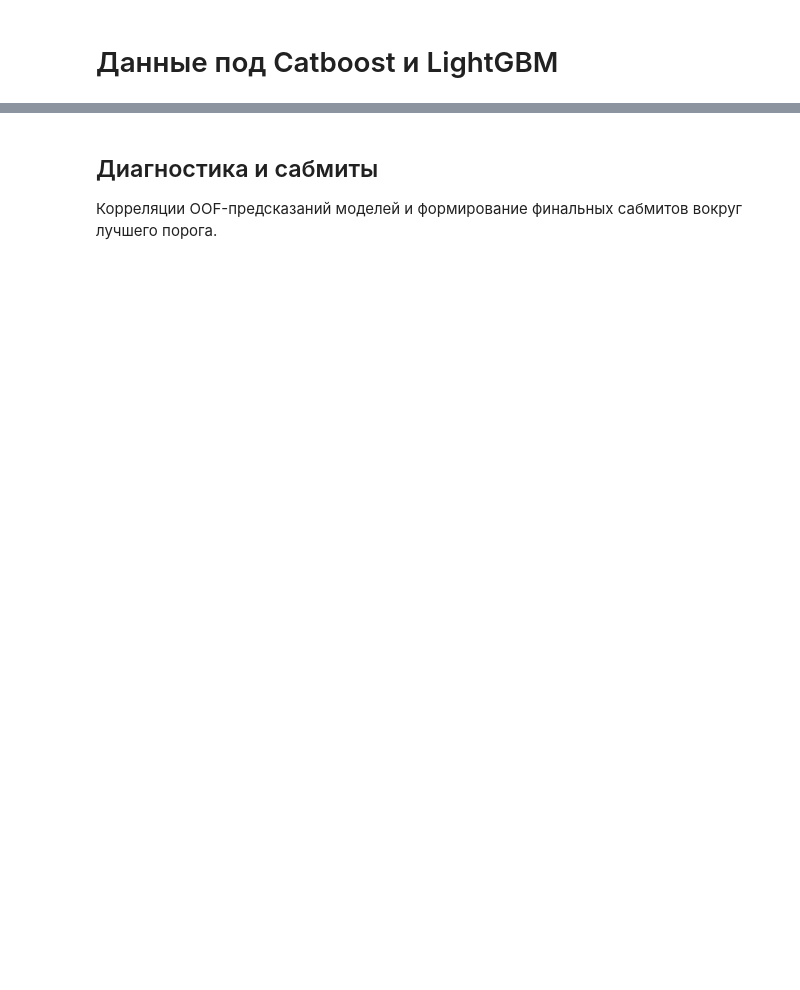
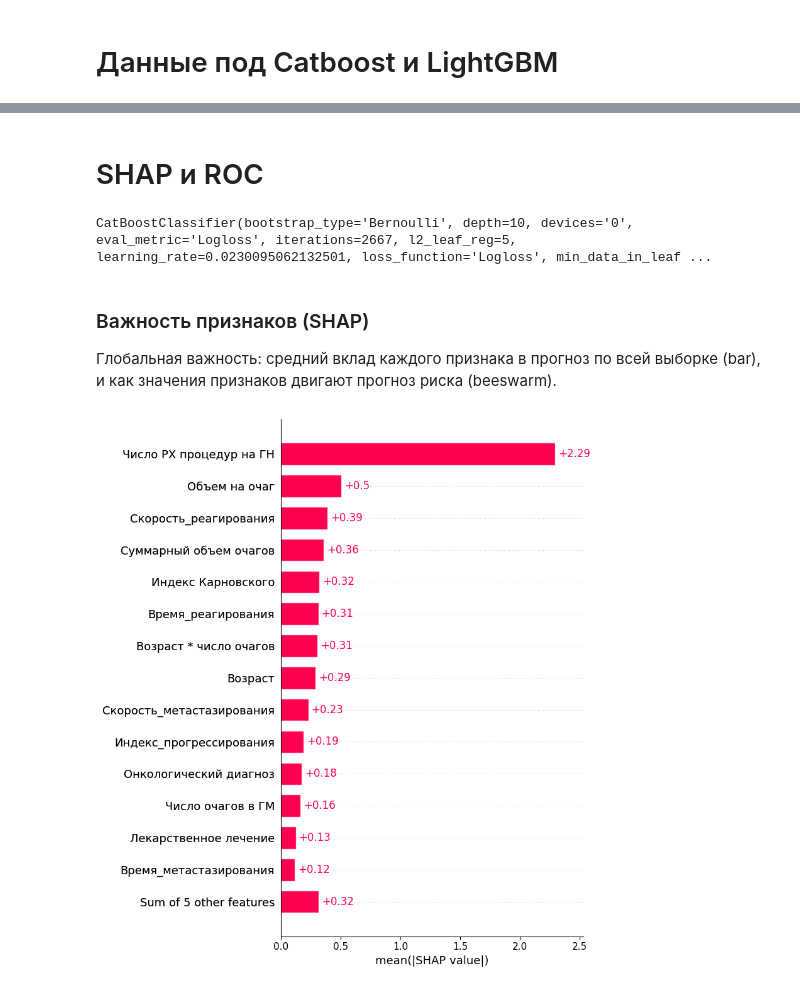
Before and after one commit to qewpew/gamma-knife-progression-ml, a Jupyter notebook: gamma_knife_kaggle.ipynb, the cells around one changed output, grey strips where cells are left out. Drawn from its saved outputs; the diff is of its cells as text; code cells hidden in the pictures; blank space fills up the shorter version.

```diff
--- a/gamma_knife_kaggle.ipynb
+++ b/gamma_knife_kaggle.ipynb
@@ -302,16 +243,9 @@ print("X shape:", X.shape, "| y mean:", y.mean())
 # %%
-"""# Подготовка данных под CatBoost и LightGBM"""
-
-# --- CatBoost: категории строками ---
 X_cb = X.copy()
-test_cb = df_test.copy()
 
 for c in cat_cols:
     X_cb[c] = X_cb[c].astype("object")
-    test_cb[c] = test_cb[c].astype("object")
-
     X_cb[c] = X_cb[c].where(X_cb[c].notna(), "Unknown").astype(str)
-    test_cb[c] = test_cb[c].where(test_cb[c].notna(), "Unknown").astype(str)
 
 print("X_cb cat dtypes:")
 print(X_cb[cat_cols].dtypes)
@@ -386,17 +321,10 @@ print("Best params:", study.best_params)
 # %%
-from sklearn.model_selection import StratifiedKFold
-from sklearn.metrics import roc_auc_score, balanced_accuracy_score
-import numpy as np
-from catboost import CatBoostClassifier
-
 X_cb = X_cb.reset_index(drop=True)
 y = y.reset_index(drop=True)
 
 CV_FINAL = StratifiedKFold(n_splits=5, shuffle=True, random_state=42)
 
 best_params = study.best_params.copy()
-best_params["scale_pos_weight"] = 1.0
-
 
 best_params.update({
     "bootstrap_type": "Bernoulli",
@@ -408,7 +336,6 @@ best_params.update({
     "verbose": False,
     "od_type": "Iter",
 })
-
 
 oof_probs = np.zeros(len(X_cb), dtype=float)
 models = []
@@ -711,3 +598,0 @@ print("test_probs_xgb mean:", test_probs_xgb.mean())
-# %% [markdown]
-## Диагностика и сабмиты
-Корреляции OOF-предсказаний моделей и формирование финальных сабмитов вокруг лучшего порога.
@@ -719,0 +599,40 @@ print("Corr(LGB, XGB) =", np.corrcoef(oof_probs_lgb, oof_probs_xgb)[0,1])
+# %% [markdown]
+# SHAP и ROC
+# %%
+X_shap = X_cb.copy()
+for c in cat_cols:
+    X_shap[c] = X_shap[c].astype("object").where(X_shap[c].notna(), "Unknown").astype(str)
+
+final_model = CatBoostClassifier(**best_params)
+final_model.fit(X_shap, y, cat_features=cat_cols, verbose=False)
+# %% [output]
+CatBoostClassifier(bootstrap_type='Bernoulli', depth=10, devices='0', eval_metric='Logloss', iterations=2667, l2_leaf_reg=5, learning_rate=0.0230095062132501, loss_function='Logloss', min_data_in_leaf ...
+# %% [markdown]
+### Важность признаков (SHAP)
+
+Глобальная важность: средний вклад каждого признака в прогноз по всей выборке (bar), и как значения признаков двигают прогноз риска (beeswarm).
+# %%
+explainer = shap.TreeExplainer(final_model)
+
+shap_values = explainer.shap_values(X_shap)
+
+base_value = explainer.expected_value
+
+exp = shap.Explanation(
+    values=shap_values,
+    base_values=np.full(len(X_shap), base_value),
+    data=X_shap.values,
+    feature_names=X_shap.columns.tolist()
+)
+
+fig, ax = plt.subplots(figsize=(12,6))
+shap.plots.bar(
+    exp,
+    max_display=15,
+    show=False
+)
+plt.tight_layout()
+plt.savefig('shap_bar.png')
+plt.show()
+# %% [output]
+[figure, added]
```
Also changed, not shown: parts of 58 cells of this notebook, 2 other files.
